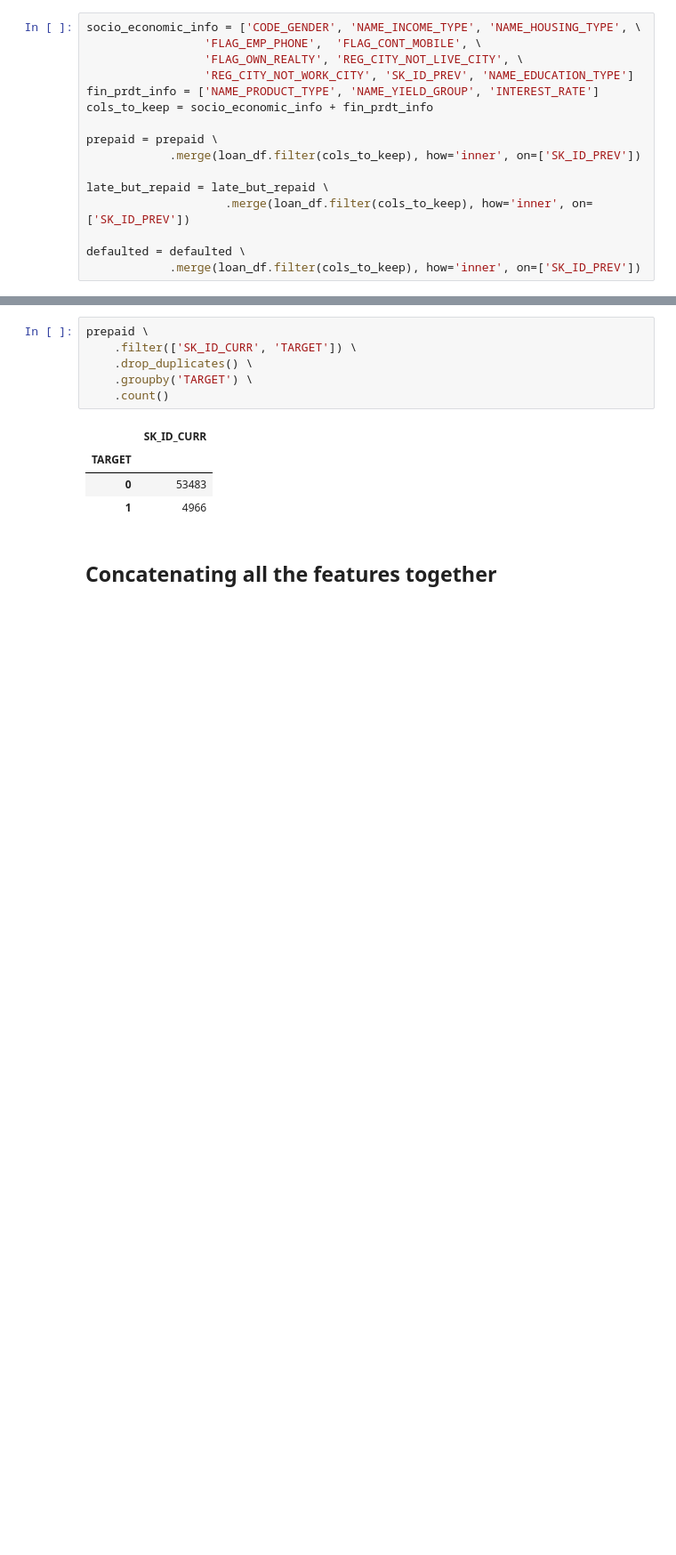
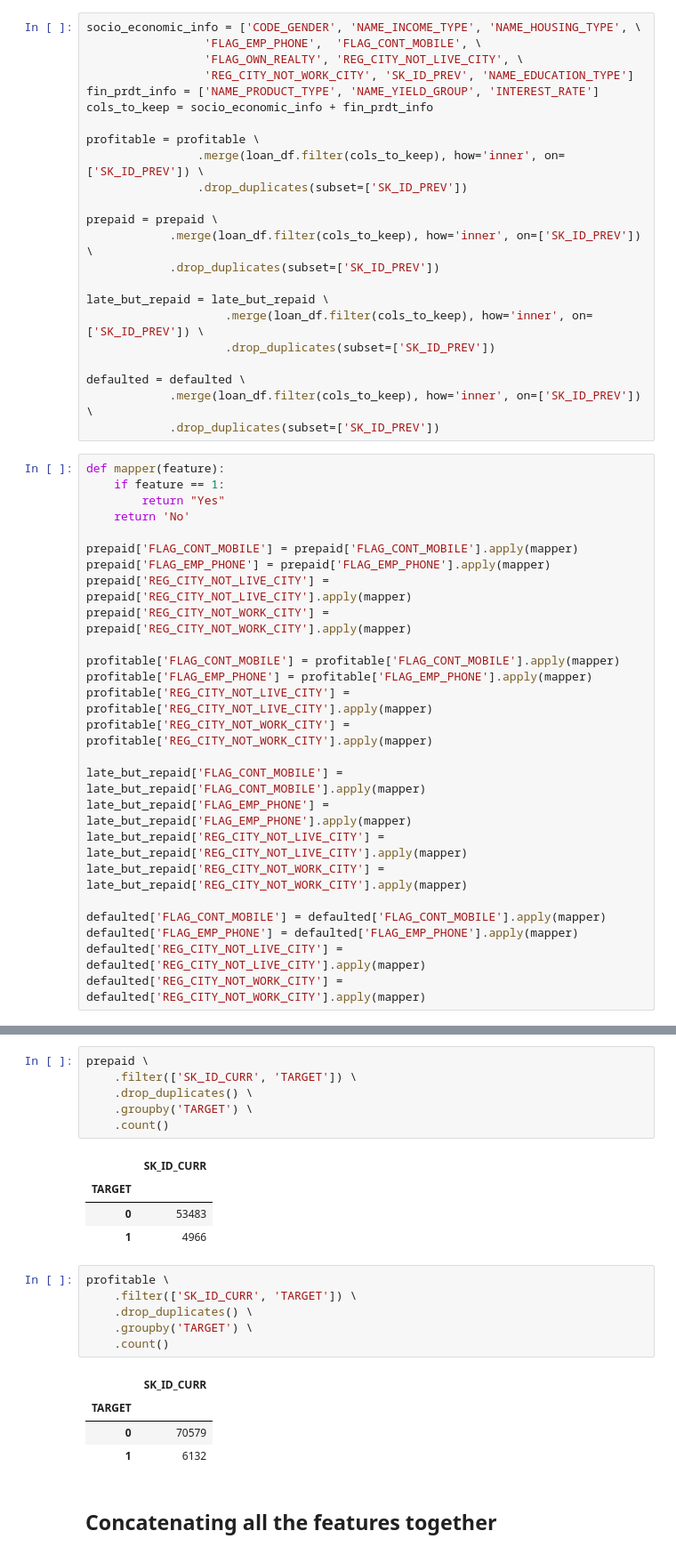
Before and after one commit to HoWeiChin/GA_Capstone, a Jupyter notebook: extracting-instalment-payment-features.ipynb, the cells around one changed output, grey strips where cells are left out. Shown: that part at 89% size. Saved outputs shown, nothing was run; the diff lists cells and outputs as text; blank space fills up the shorter version.

```diff
--- a/extracting-instalment-payment-features.ipynb
+++ b/extracting-instalment-payment-features.ipynb
@@ -658,14 +676,46 @@ socio_economic_info = ['CODE_GENDER', 'NAME_INCOME_TYPE', 'NAME_HOUSING_TYPE', \
 fin_prdt_info = ['NAME_PRODUCT_TYPE', 'NAME_YIELD_GROUP', 'INTEREST_RATE']
 cols_to_keep = socio_economic_info + fin_prdt_info
 
+profitable = profitable \
+                .merge(loan_df.filter(cols_to_keep), how='inner', on=['SK_ID_PREV']) \
+                .drop_duplicates(subset=['SK_ID_PREV'])
+
 prepaid = prepaid \
-            .merge(loan_df.filter(cols_to_keep), how='inner', on=['SK_ID_PREV'])
+            .merge(loan_df.filter(cols_to_keep), how='inner', on=['SK_ID_PREV']) \
+            .drop_duplicates(subset=['SK_ID_PREV'])
 
 late_but_repaid = late_but_repaid \
-                    .merge(loan_df.filter(cols_to_keep), how='inner', on=['SK_ID_PREV'])
+                    .merge(loan_df.filter(cols_to_keep), how='inner', on=['SK_ID_PREV']) \
+                    .drop_duplicates(subset=['SK_ID_PREV'])
 
 defaulted = defaulted \
-            .merge(loan_df.filter(cols_to_keep), how='inner', on=['SK_ID_PREV'])
+            .merge(loan_df.filter(cols_to_keep), how='inner', on=['SK_ID_PREV']) \
+            .drop_duplicates(subset=['SK_ID_PREV'])
+# %%
+def mapper(feature):
+    if feature == 1:
+        return "Yes"
+    return 'No'
+
+prepaid['FLAG_CONT_MOBILE'] = prepaid['FLAG_CONT_MOBILE'].apply(mapper)
+prepaid['FLAG_EMP_PHONE'] = prepaid['FLAG_EMP_PHONE'].apply(mapper)
+prepaid['REG_CITY_NOT_LIVE_CITY'] = prepaid['REG_CITY_NOT_LIVE_CITY'].apply(mapper)
+prepaid['REG_CITY_NOT_WORK_CITY'] = prepaid['REG_CITY_NOT_WORK_CITY'].apply(mapper)
+
+profitable['FLAG_CONT_MOBILE'] = profitable['FLAG_CONT_MOBILE'].apply(mapper)
+profitable['FLAG_EMP_PHONE'] = profitable['FLAG_EMP_PHONE'].apply(mapper)
+profitable['REG_CITY_NOT_LIVE_CITY'] = profitable['REG_CITY_NOT_LIVE_CITY'].apply(mapper)
+profitable['REG_CITY_NOT_WORK_CITY'] = profitable['REG_CITY_NOT_WORK_CITY'].apply(mapper)
+
+late_but_repaid['FLAG_CONT_MOBILE'] = late_but_repaid['FLAG_CONT_MOBILE'].apply(mapper)
+late_but_repaid['FLAG_EMP_PHONE'] = late_but_repaid['FLAG_EMP_PHONE'].apply(mapper)
+late_but_repaid['REG_CITY_NOT_LIVE_CITY'] = late_but_repaid['REG_CITY_NOT_LIVE_CITY'].apply(mapper)
+late_but_repaid['REG_CITY_NOT_WORK_CITY'] = late_but_repaid['REG_CITY_NOT_WORK_CITY'].apply(mapper)
+
+defaulted['FLAG_CONT_MOBILE'] = defaulted['FLAG_CONT_MOBILE'].apply(mapper)
+defaulted['FLAG_EMP_PHONE'] = defaulted['FLAG_EMP_PHONE'].apply(mapper)
+defaulted['REG_CITY_NOT_LIVE_CITY'] = defaulted['REG_CITY_NOT_LIVE_CITY'].apply(mapper)
+defaulted['REG_CITY_NOT_WORK_CITY'] = defaulted['REG_CITY_NOT_WORK_CITY'].apply(mapper)
 # %%
 late_but_repaid.to_csv(output_dir / 'late_but_repaid.csv', index=False)
 prepaid.to_csv(output_dir / 'prepaid.csv', index=False)
@@ -703,6 +754,17 @@ prepaid \
 | TARGET |  |
 | 0 | 53483 |
 | 1 | 4966 |
+# %%
+profitable \
+    .filter(['SK_ID_CURR', 'TARGET']) \
+    .drop_duplicates() \
+    .groupby('TARGET') \
+    .count()
+# %% [output]
+|  | SK_ID_CURR |
+| TARGET |  |
+| 0 | 70579 |
+| 1 | 6132 |
 # %% [markdown]
 ## Concatenating all the features together
 # %%
```
Also changed, not shown: parts of 4 cells of this notebook.
